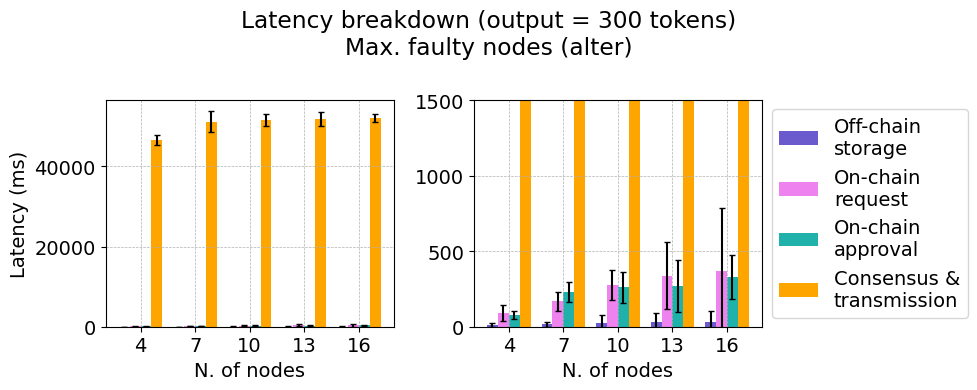
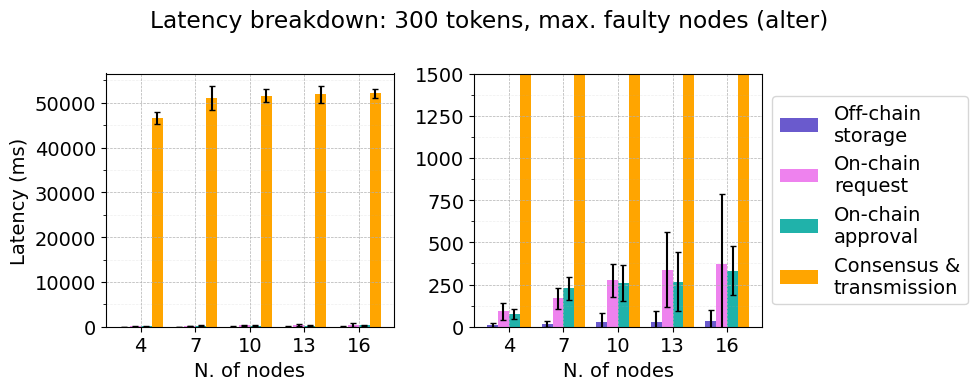
Code edit (unified diff) that turned the first committed figure into the second:
--- before
+++ after
@@ -23,5 +23,5 @@
 
     fig, (ax1, ax2) = plt.subplots(1, 2, figsize=(10, 4))
-    fig.suptitle(f"Latency breakdown (output = {s} tokens)\nMax. faulty nodes (alter)")
+    fig.suptitle(f"Latency breakdown: {s} tokens, max. faulty nodes (alter)")
     # Full version
     for i in range(4):
@@ -37,4 +37,5 @@
     ax1.set_xlabel("N. of nodes")
     ax1.set_ylabel("Latency (ms)")
+    ax1.yaxis.set_minor_locator(matplotlib.ticker.AutoMinorLocator(2))
     ax1.grid(which='major', linestyle='--', linewidth=0.5)
     ax1.grid(which='minor', linestyle='--', linewidth=0.5, alpha=0.2)
@@ -52,4 +53,5 @@
     ax2.set_ylim(bottom=0, top=1500)
     ax2.set_xlabel("N. of nodes")
+    ax2.yaxis.set_minor_locator(matplotlib.ticker.AutoMinorLocator(2))
     ax2.grid(which='major', linestyle='--', linewidth=0.5)
     ax2.grid(which='minor', linestyle='--', linewidth=0.5, alpha=0.2)

Commit: Results